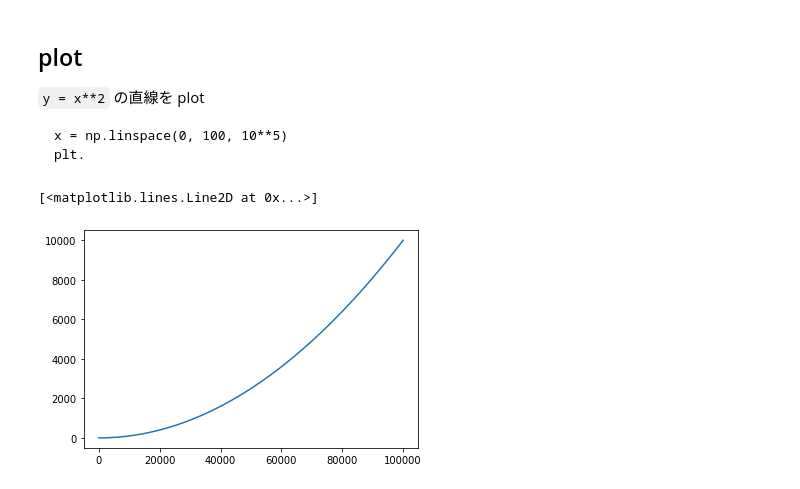
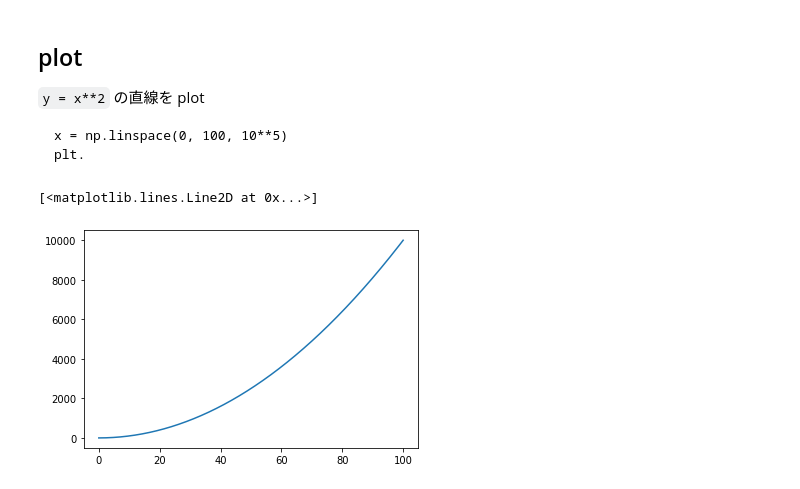
Before and after one commit to hiraso/lab_task, a Jupyter notebook: 第3回課題.ipynb, the cells around one changed output. Drawn from its saved outputs; the diff is of its cells as text; code cells hidden in the pictures.

```diff
--- a/第3回課題.ipynb
+++ b/第3回課題.ipynb
@@ -154,7 +154,7 @@ plt.
 # %%
 x = np.linspace(0, 100, 10**5)
 y=x**2
-plt.plot(y)
+plt.plot(x,y)
 # %% [output]
 [<matplotlib.lines.Line2D at 0x...>]
-[figure, old version]
+[figure, new version]
```
